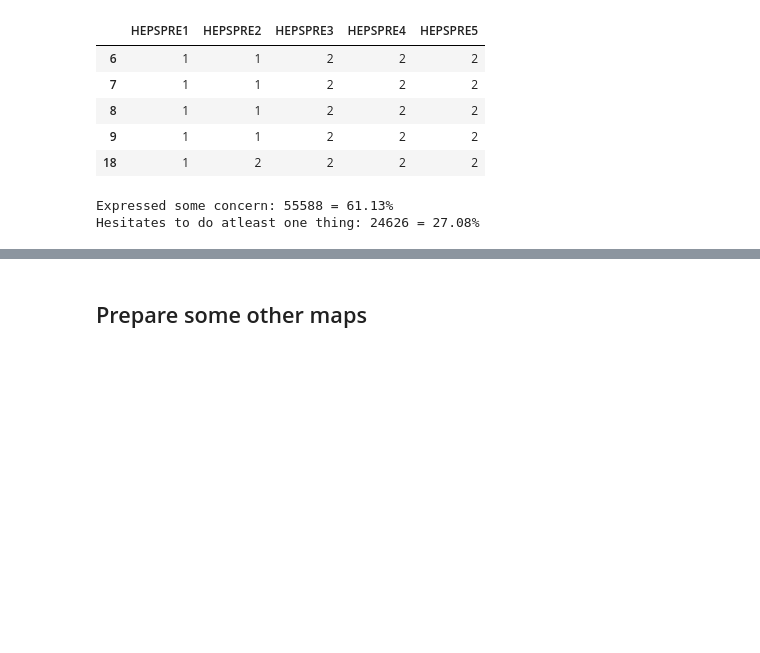
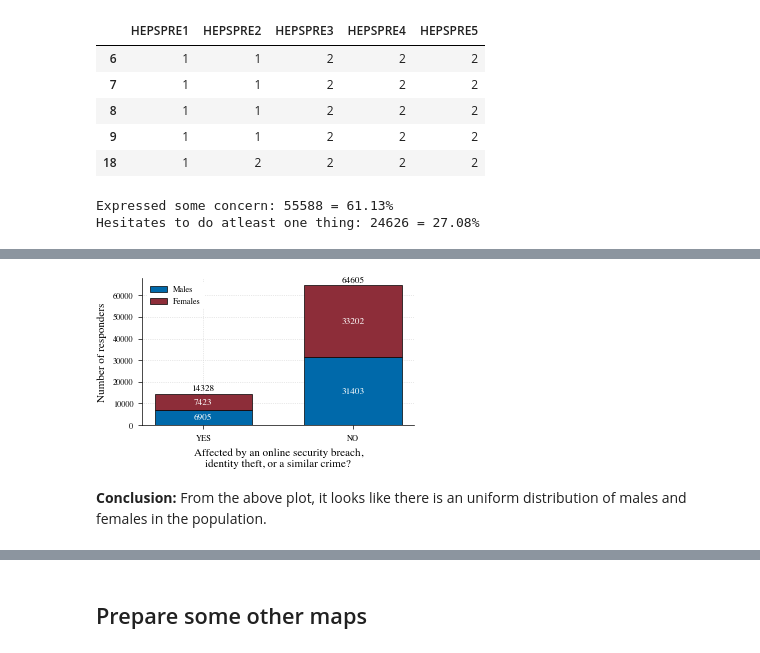
Before and after one commit to swag2198/data-literacy, a Jupyter notebook: exp/exp_AssociationBetweenVariables.ipynb, the cells around one changed output, grey strips where cells are left out. Cells and saved outputs as stored; diff of their text form; code cells hidden in the pictures; blank space fills up the shorter version.

Commit message:
tueplots code and figures

```diff
--- a/exp/exp_AssociationBetweenVariables.ipynb
+++ b/exp/exp_AssociationBetweenVariables.ipynb
@@ -38,10 +24,0 @@ from tueplots.constants.color import rgb
-# %%
-with plt.rc_context({**bundles.icml2022(column='half', nrows=1, ncols=1, usetex=False), **tueplots.axes.lines()}):
-    fig, ax = plt.subplots()
-    ax.plot([1.0, 2.0], [3.0, 4.0], label="p(x)")
-    ax.set_title("Title")
-    ax.set_xlabel("xlabel $\int f(x) dx$")
-    ax.set_ylabel("ylabel $x \sim \mathcal{N}(x)$")
-    plt.grid()
-    plt.legend()
-    plt.show()
@@ -211,0 +173,3 @@ activities_size
+# %%
+cybercrime = df21.query('HEPSCYBA != -1')[[CYBERCRIME, SEX]]
+cybercrime.head()
@@ -211,0 +186,3 @@ activities_size
+# %%
+count_sex = cybercrime.value_counts().reset_index()
+count_sex
@@ -211,0 +195,40 @@ activities_size
+# %%
+xpos = ['YES', 'NO']
+male_yn = [count_sex.query('PESEX == 1 and HEPSCYBA == 1')['count'].iloc[0],
+           count_sex.query('PESEX == 1 and HEPSCYBA == 2')['count'].iloc[0]
+          ]
+female_yn = [count_sex.query('PESEX == 2 and HEPSCYBA == 1')['count'].iloc[0],
+           count_sex.query('PESEX == 2 and HEPSCYBA == 2')['count'].iloc[0]
+          ]
+
+with plt.rc_context({**bundles.icml2022(column='half', nrows=1, ncols=1, usetex=False),
+                     **tueplots.axes.lines()
+                    }):
+
+    fig, ax = plt.subplots()
+    b = ax.bar(xpos, male_yn, color=rgb.tue_blue, ec="black", width=0.65, label="Males")
+    ax.bar_label(b, padding=0, color = 'w', fontsize='small', label_type="center")
+
+    b = ax.bar(xpos, female_yn, bottom=male_yn, color=rgb.tue_red, ec="black", width=0.65, label= "Females")
+    ax.bar_label(b, padding=0, color = 'w', fontsize = 'small', label_type="center")
+
+    total = np.array(male_yn) + np.array(female_yn)
+    for i, p in enumerate(total):
+        ax.text(xpos[i], total[i]+1500, f"{total[i]}", ha='center', fontsize='small')
+
+
+    ax.grid(True, color = "lightgrey", ls = ":")
+    ax.set_xlabel("Affected by an online security breach,\nidentity theft, or a similar crime?")
+    ax.legend(loc = 'upper left', framealpha=1.0, facecolor='white', edgecolor='none')
+    ax.set_ylabel("Number of responders")
+
+    # Add spines
+    ax.spines["top"].set(visible = False)
+    ax.spines["right"].set(visible = False)
+
+    plt.savefig("../res/figures/hepscyba_gender_distribution.pdf")
+    plt.show()
+# %% [output]
+[figure, added]
+# %% [markdown]
+**Conclusion:** From the above plot, it looks like there is an uniform distribution of males and females in the population.
```
Also changed, not shown: parts of 59 cells of this notebook, 6 other files.
